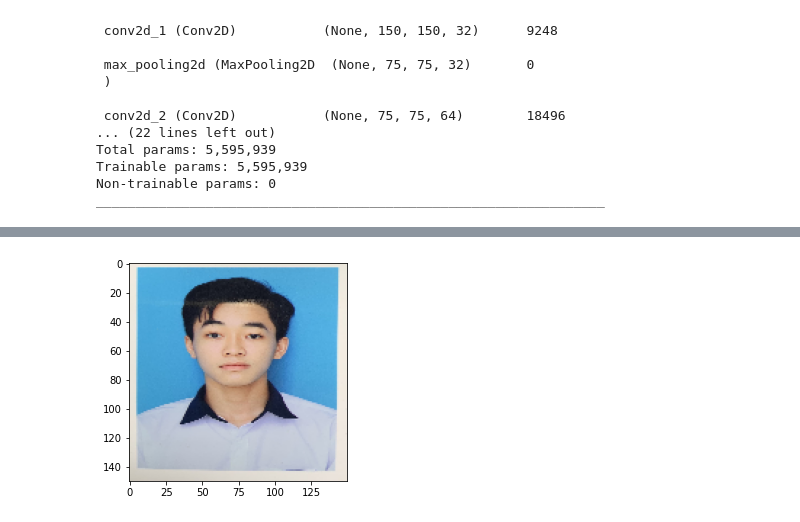
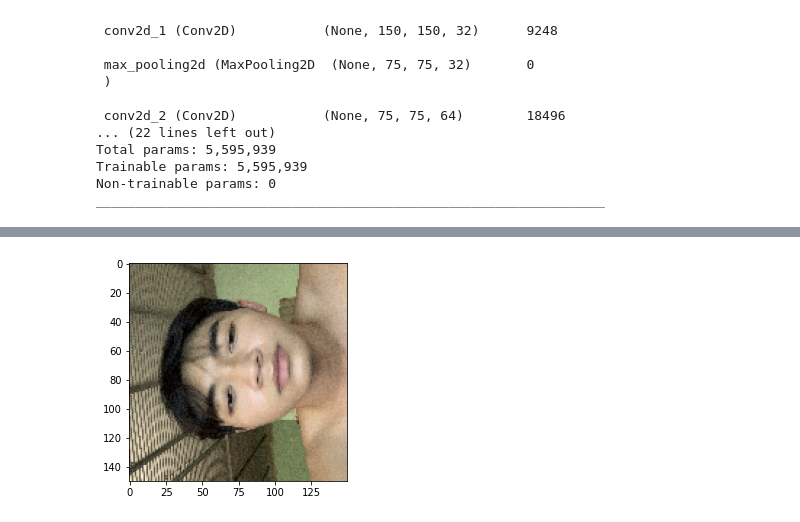
Before and after one commit to LaiTriMinh/Project, a Jupyter notebook: nhan_dien_khuon_mat.ipynb, the cells around one changed output, grey strips where cells are left out. Saved outputs shown, nothing was run; the diff lists cells and outputs as text; code cells hidden in the pictures.

```diff
--- a/nhan_dien_khuon_mat.ipynb
+++ b/nhan_dien_khuon_mat.ipynb
@@ -100,6 +94,6 @@ Train Loss 0.003751629963517189
 Train Accuracy 1.0
 # %%
-img = load_img('/content/laitriminh.jpg',target_size = (150,150))
+img = load_img('/content/IMG_3906.JPG',target_size = (150,150))
 plt.imshow(img)
 img=img_to_array(img)
 img=img.astype('float32')
@@ -117,2 +111,2 @@ print("Đây là :", class_khuonmat[a])
 Đây là : Lại Trí Minh
-[figure, old version]
+[figure, new version]
```
Also changed, not shown: parts of 3 cells of this notebook.
